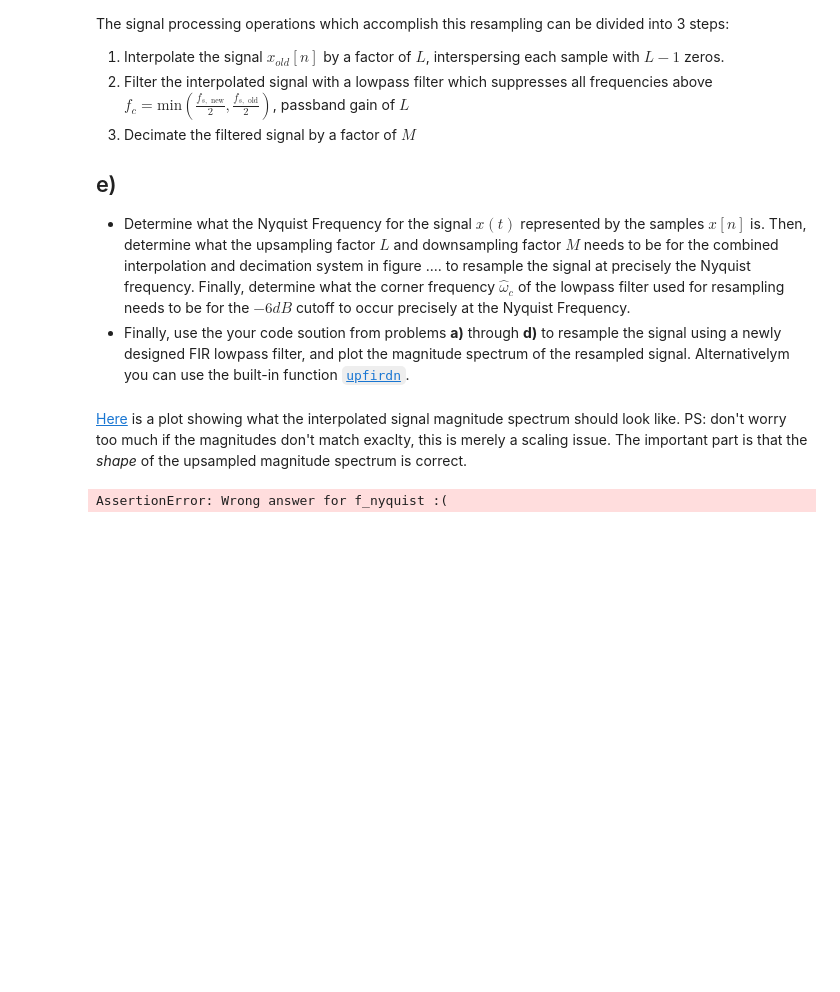
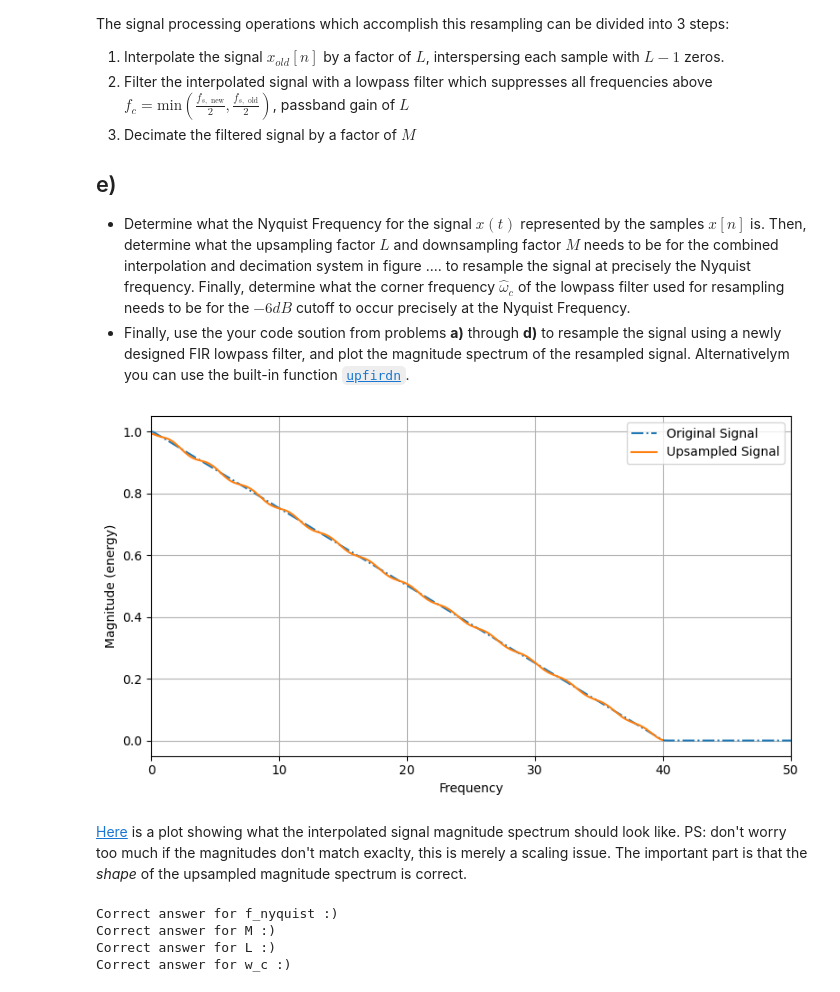
Before and after one commit to JalmaGit/AIS2201_Exercises, a Jupyter notebook: Exercise_10/1_Multirate_basics.ipynb, the cells around one changed output. Saved outputs shown, nothing was run; the diff lists cells and outputs as text; code cells hidden in the pictures; blank space fills up the shorter version.

```diff
--- a/Exercise_10/1_Multirate_basics.ipynb
+++ b/Exercise_10/1_Multirate_basics.ipynb
@@ -206,11 +206,26 @@ The signal processing operations which accomplish this resampling can be divided
 * Determine what the Nyquist Frequency for the signal $x(t)$ represented by the samples $x[n]$ is. Then, determine what the upsampling factor $L$ and downsampling factor $M$ needs to be for the combined interpolation and decimation system in figure .... to resample the signal at precisely the Nyquist frequency. Finally, determine what the corner frequency $\hat{\omega}_c$ of the lowpass filter used for resampling needs to be for the $-6dB$ cutoff to occur precisely at the Nyquist Frequency.
 * Finally, use the your code soution from problems **a)** through **d)** to resample the signal using a newly designed FIR lowpass filter, and plot the magnitude spectrum of the resampled signal. Alternativelym you can use the built-in function  [`upfirdn`](https://docs.scipy.org/doc/scipy/reference/generated/scipy.signal.upfirdn.html).
 # %%
-f_nyquist = fs/2  # Nyquist Frequency
-M = "???"  # Downsampling factor
-L = "???"  # Upsampling factor.
-w_c = "???"  # -6dB cutoff frequency for resampling filter
+f_nyquist = 40  # Nyquist Frequency
+M = 5 # Downsampling factor
+L = 4 # Upsampling factor.
+w_c = L**2*np.pi/M # -6dB cutoff frequency for resampling filter
+w_c_1 = np.pi/M
+
+x_new_l, fs_new_l = interpolate(x_n,fs,L)
+x_new_l = low_pass_filter(x_new_l*L,w_c_1,257)
+x_new_m, fs_new_m = decimate(x_new_l, fs_new_l, M)
+
+plt.close("all")
+fig, ax = plt.subplots()
+ax.magnitude_spectrum(x_n, Fs=fs, linestyle="-.", label="Original Signal")
+ax.magnitude_spectrum(x_new_m, Fs=fs_new_m, label="Upsampled Signal")
+ax.legend()
+plt.show()
+
 # WRITE YOUR CODE IN THIS CELL:
+# %% [output]
+[figure, added]
 # %% [markdown]
 [Here](figures/task1e_lf.png) is a plot showing what the interpolated signal magnitude spectrum should look like. PS: don't worry too much if the magnitudes don't match exaclty, this is merely a scaling issue. The important part is that the *shape* of the upsampled magnitude spectrum is correct.
 # %%
@@ -220,4 +235,7 @@ assert sha1(str(round(M)).encode('utf-8')+b'6d5db').hexdigest() == '15732e35cb28
 assert sha1(str(round(L)).encode('utf-8')+b'904ad').hexdigest() == 'fb8d8d7db26743e1d048889f053ec9a0d21a3883', 'Wrong answer for L :('; print('Correct answer for L :)')
 assert sha1(str(round(w_c, 5)).encode('utf-8')+b'7da52').hexdigest() == '54901accde568e56eae88f9e81a42dc199cd0b31', 'Wrong answer for w_c :('; print('Correct answer for w_c :)')
 # %% [output]
-AssertionError: Wrong answer for f_nyquist :(
+Correct answer for f_nyquist :)
+Correct answer for M :)
+Correct answer for L :)
+Correct answer for w_c :)
```
